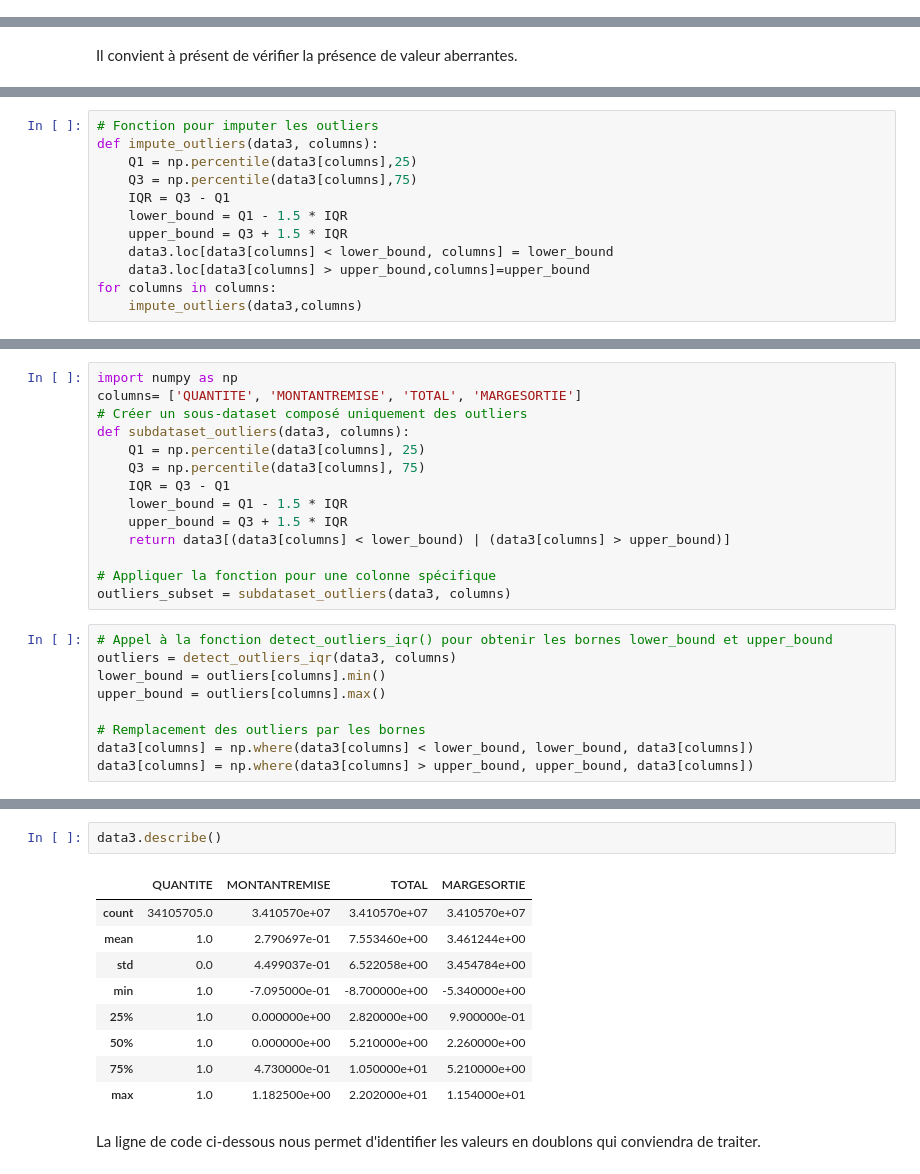
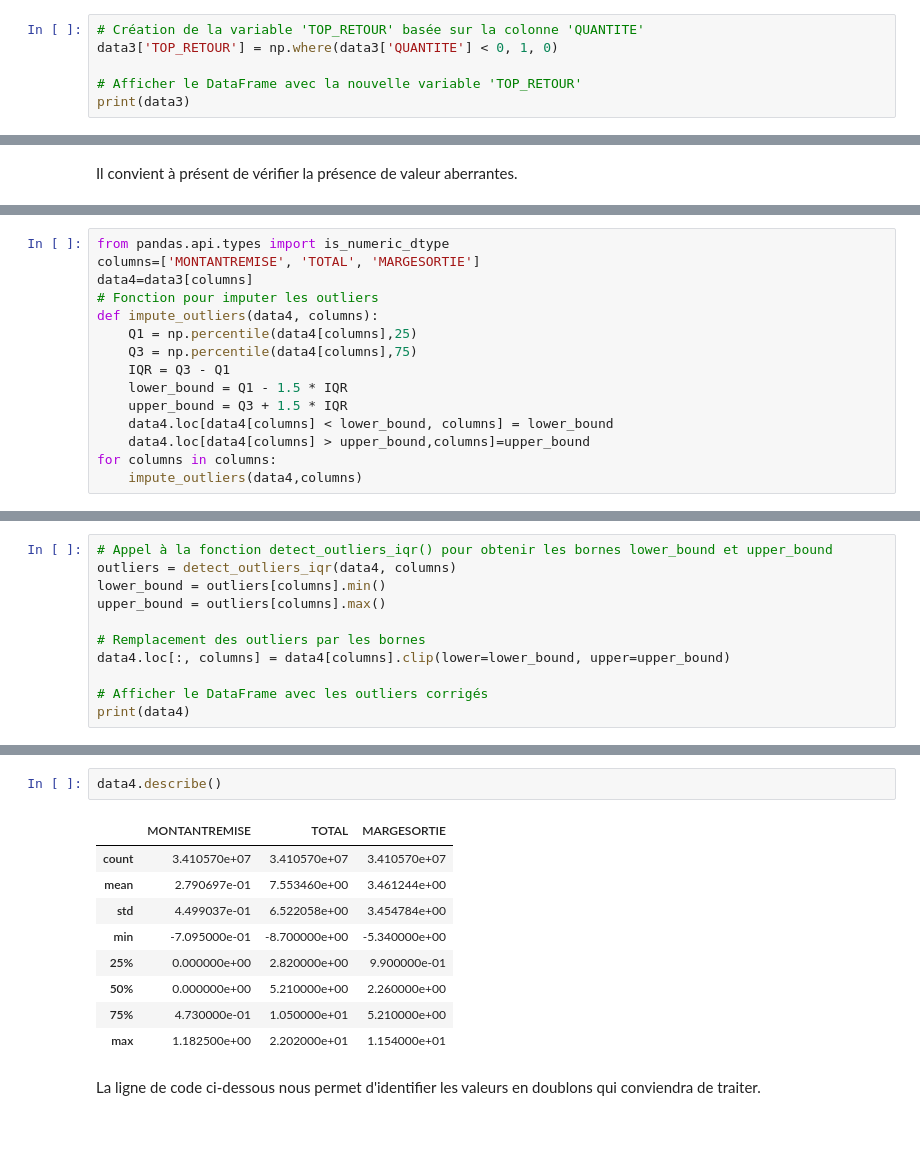
Before and after one commit to KBL78110/Retail_Customer_Retention, a Jupyter notebook: merged_Notebook GLOBAL TICKET Botanic_F.ipynb, the cells around one changed output, grey strips where cells are left out. Cells and saved outputs as stored; diff of their text form; blank space fills up the shorter version.

```diff
--- a/merged_Notebook GLOBAL TICKET Botanic_F.ipynb
+++ b/merged_Notebook GLOBAL TICKET Botanic_F.ipynb
@@ -149,0 +142,6 @@ data3.describe()
+# %%
+# Création de la variable 'TOP_RETOUR' basée sur la colonne 'QUANTITE'
+data3['TOP_RETOUR'] = np.where(data3['QUANTITE'] < 0, 1, 0)
+
+# Afficher le DataFrame avec la nouvelle variable 'TOP_RETOUR'
+print(data3)
@@ -212,12 +298,15 @@ Outliers détectés dans la colonne 'QUANTITE':
 # %%
+from pandas.api.types import is_numeric_dtype
+columns=['MONTANTREMISE', 'TOTAL', 'MARGESORTIE']
+data4=data3[columns]
 # Fonction pour imputer les outliers
-def impute_outliers(data3, columns):
-    Q1 = np.percentile(data3[columns],25)
-    Q3 = np.percentile(data3[columns],75)
+def impute_outliers(data4, columns):
+    Q1 = np.percentile(data4[columns],25)
+    Q3 = np.percentile(data4[columns],75)
     IQR = Q3 - Q1
     lower_bound = Q1 - 1.5 * IQR
     upper_bound = Q3 + 1.5 * IQR
-    data3.loc[data3[columns] < lower_bound, columns] = lower_bound
-    data3.loc[data3[columns] > upper_bound,columns]=upper_bound
+    data4.loc[data4[columns] < lower_bound, columns] = lower_bound
+    data4.loc[data4[columns] > upper_bound,columns]=upper_bound
 for columns in columns:
-    impute_outliers(data3,columns)
+    impute_outliers(data4,columns)
@@ -257,26 +337,14 @@ plt.title("BOXPLOT DES MARGES RÉALISÉES PAR CLIENT")
 plt.show()
 # %% [output]
 [figure]
-# %%
-import numpy as np
-columns= ['QUANTITE', 'MONTANTREMISE', 'TOTAL', 'MARGESORTIE']
-# Créer un sous-dataset composé uniquement des outliers
-def subdataset_outliers(data3, columns):
-    Q1 = np.percentile(data3[columns], 25)
-    Q3 = np.percentile(data3[columns], 75)
-    IQR = Q3 - Q1
-    lower_bound = Q1 - 1.5 * IQR
-    upper_bound = Q3 + 1.5 * IQR
-    return data3[(data3[columns] < lower_bound) | (data3[columns] > upper_bound)]
-
-# Appliquer la fonction pour une colonne spécifique
-outliers_subset = subdataset_outliers(data3, columns)
 # %%
 # Appel à la fonction detect_outliers_iqr() pour obtenir les bornes lower_bound et upper_bound
-outliers = detect_outliers_iqr(data3, columns)
+outliers = detect_outliers_iqr(data4, columns)
 lower_bound = outliers[columns].min()
 upper_bound = outliers[columns].max()
 
 # Remplacement des outliers par les bornes
-data3[columns] = np.where(data3[columns] < lower_bound, lower_bound, data3[columns])
-data3[columns] = np.where(data3[columns] > upper_bound, upper_bound, data3[columns])
+data4.loc[:, columns] = data4[columns].clip(lower=lower_bound, upper=upper_bound)
+
+# Afficher le DataFrame avec les outliers corrigés
+print(data4)
@@ -311,15 +366,15 @@ data3[columns]
 # %%
-data3.describe()
+data4.describe()
 # %% [output]
-|  | QUANTITE | MONTANTREMISE | TOTAL | MARGESORTIE |
-| count | 34105705.0 | 3.410570e+07 | 3.410570e+07 | 3.410570e+07 |
-| mean | 1.0 | 2.790697e-01 | 7.553460e+00 | 3.461244e+00 |
-| std | 0.0 | 4.499037e-01 | 6.522058e+00 | 3.454784e+00 |
-| min | 1.0 | -7.095000e-01 | -8.700000e+00 | -5.340000e+00 |
-| 25% | 1.0 | 0.000000e+00 | 2.820000e+00 | 9.900000e-01 |
-| 50% | 1.0 | 0.000000e+00 | 5.210000e+00 | 2.260000e+00 |
-| 75% | 1.0 | 4.730000e-01 | 1.050000e+01 | 5.210000e+00 |
-| max | 1.0 | 1.182500e+00 | 2.202000e+01 | 1.154000e+01 |
+|  | MONTANTREMISE | TOTAL | MARGESORTIE |
+| count | 3.410570e+07 | 3.410570e+07 | 3.410570e+07 |
+| mean | 2.790697e-01 | 7.553460e+00 | 3.461244e+00 |
+| std | 4.499037e-01 | 6.522058e+00 | 3.454784e+00 |
+| min | -7.095000e-01 | -8.700000e+00 | -5.340000e+00 |
+| 25% | 0.000000e+00 | 2.820000e+00 | 9.900000e-01 |
+| 50% | 0.000000e+00 | 5.210000e+00 | 2.260000e+00 |
+| 75% | 4.730000e-01 | 1.050000e+01 | 5.210000e+00 |
+| max | 1.182500e+00 | 2.202000e+01 | 1.154000e+01 |
 # %% [markdown]
 La ligne de code ci-dessous nous permet d'identifier les valeurs en doublons qui conviendra de traiter.
 # %%
```
Also changed, not shown: parts of 36 cells of this notebook.
